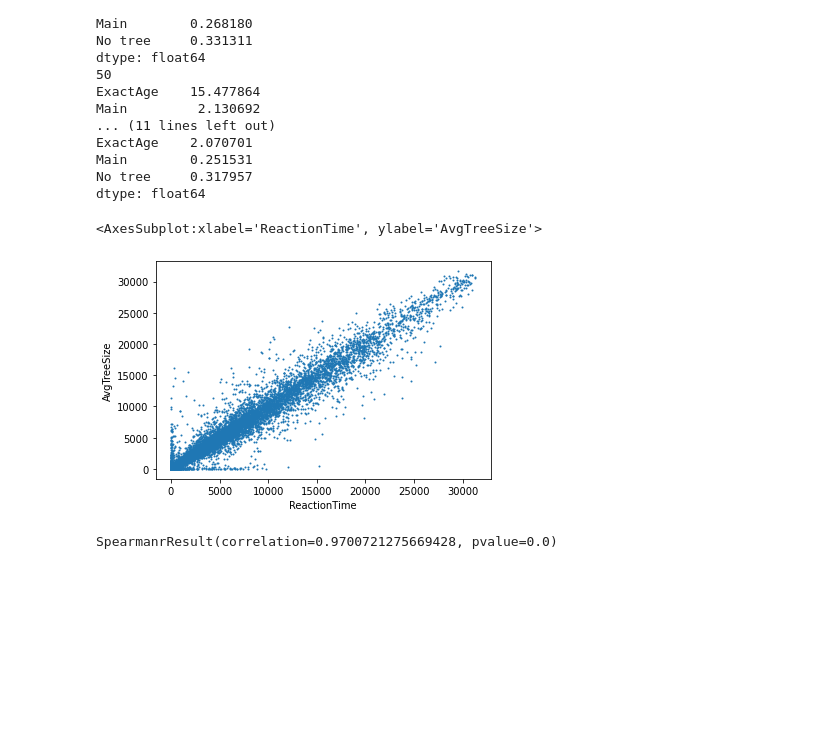
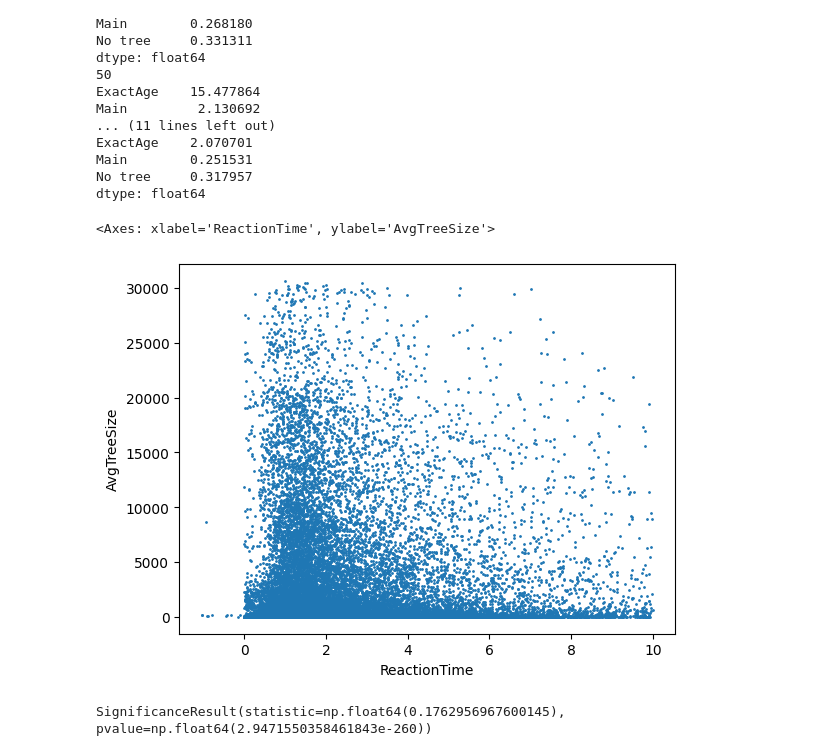
Before and after one commit to ili-ma/fourinarow_analyses, a Jupyter notebook: Analysis notebooks/new/Lesion fit likelihoods.ipynb, the cells around one changed output. Cells and saved outputs as stored; diff of their text form; code cells hidden in the pictures; blank space fills up the shorter version.

```diff
--- a/Analysis notebooks/new/Lesion fit likelihoods.ipynb
+++ b/Analysis notebooks/new/Lesion fit likelihoods.ipynb
@@ -174,13 +261,20 @@ ExactAge    2.070701
 Main        0.251531
 No tree     0.317957
 dtype: float64
+# %%
+columns = ['StudyID', 'Game', 'Move', 'ReactionTime', 'AvgTreeSize', 'ts0', 'ts1', 'ts2', 'ts3', 'ts4', 'ts5', 'ts6', 'ts7', 'ts8', 'ts9']
+treesize = pd.read_csv(datadir + "tree_size_reaction_times.csv", names=columns, skiprows=1)
+# %%
+import numpy as np
+raw_sizes = treesize[['ts0', 'ts1', 'ts2', 'ts3', 'ts4', 'ts5', 'ts6', 'ts7', 'ts8', 'ts9']]
+treesize["AvgLogTreeSize"] = np.log(raw_sizes).mean(axis=1)
+treesize["LogAvgTreeSize"] = np.log(treesize["AvgTreeSize"])
 # %%
-treesize = pd.read_csv(datadir + "tree_size_reaction_times.csv")
-treesize.plot.scatter("ReactionTime", "AvgTreeSize", s=1)
+treesize[treesize["ReactionTime"] < 10].plot.scatter("ReactionTime", "AvgTreeSize", s=1)
 # %% [output]
-<AxesSubplot:xlabel='ReactionTime', ylabel='AvgTreeSize'>
+<Axes: xlabel='ReactionTime', ylabel='AvgTreeSize'>
-[figure, old version]
+[figure, new version]
 # %%
 sts.spearmanr(treesize["ReactionTime"], treesize["AvgTreeSize"])
 # %% [output]
-SpearmanrResult(correlation=0.9700721275669428, pvalue=0.0)
+SignificanceResult(statistic=np.float64(0.1762956967600145), pvalue=np.float64(2.9471550358461843e-260))
```
Also changed, not shown: parts of 38 cells of this notebook, 4 other files.
